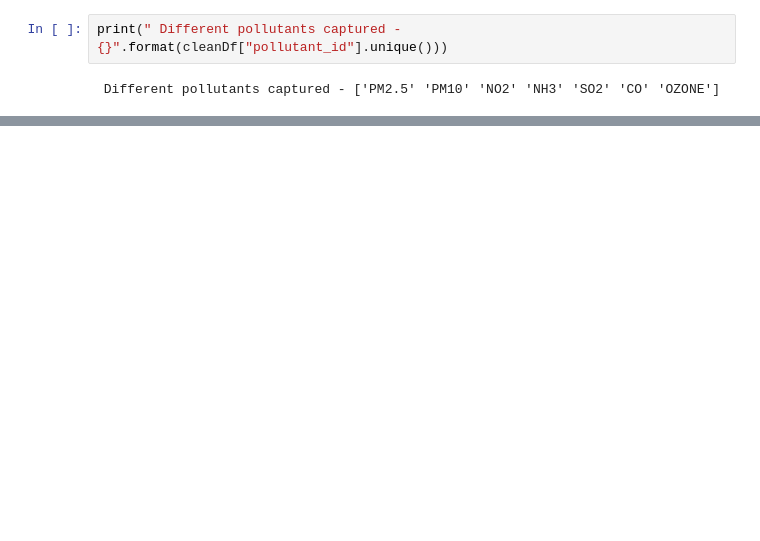
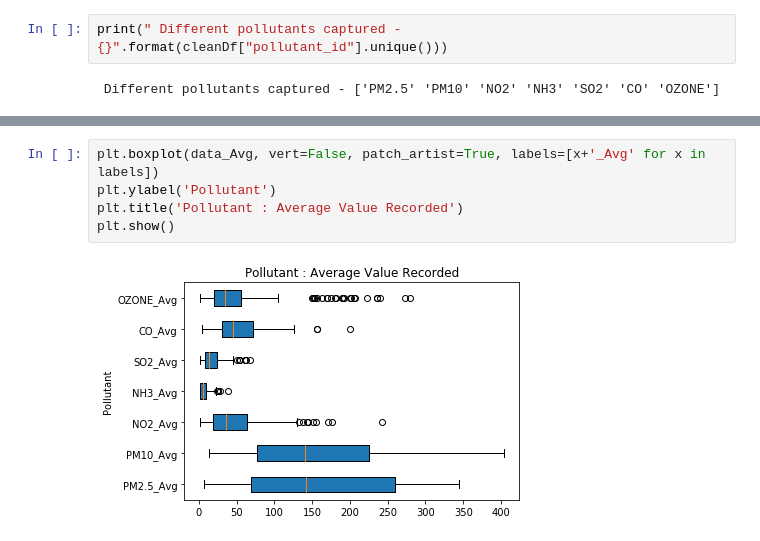
Before and after one commit to JoelDsouza16/Data_Analysis_Repo, a Jupyter notebook: AirQualityControl/Air_Quality_Control.ipynb, the cells around one changed output, grey strips where cells are left out. Drawn from its saved outputs; the diff is of its cells as text; blank space fills up the shorter version.

```diff
--- a/AirQualityControl/Air_Quality_Control.ipynb
+++ b/AirQualityControl/Air_Quality_Control.ipynb
@@ -292,0 +327,7 @@ cleanDf[cleanDf.apply(lambda x: True if (x.city).lower().find("pur".lower()) >=
+# %%
+plt.boxplot(data_Avg, vert=False, patch_artist=True, labels=[x+'_Avg' for x in labels])
+plt.ylabel('Pollutant')
+plt.title('Pollutant : Average Value Recorded')
+plt.show()
+# %% [output]
+[figure, added]
```
Also changed, not shown: parts of 21 cells of this notebook.
